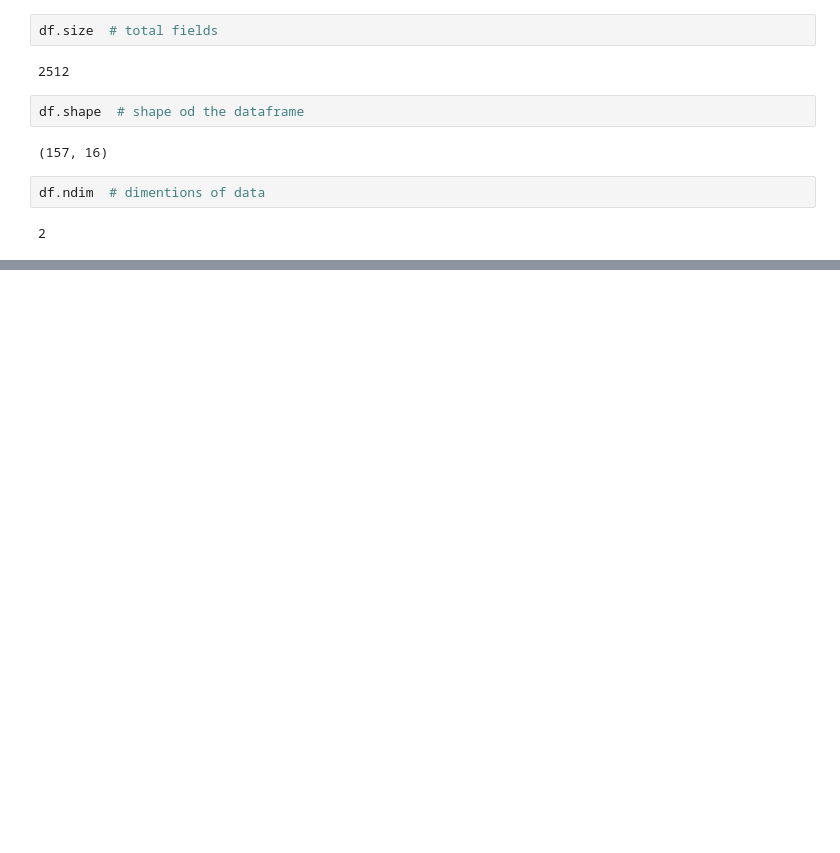
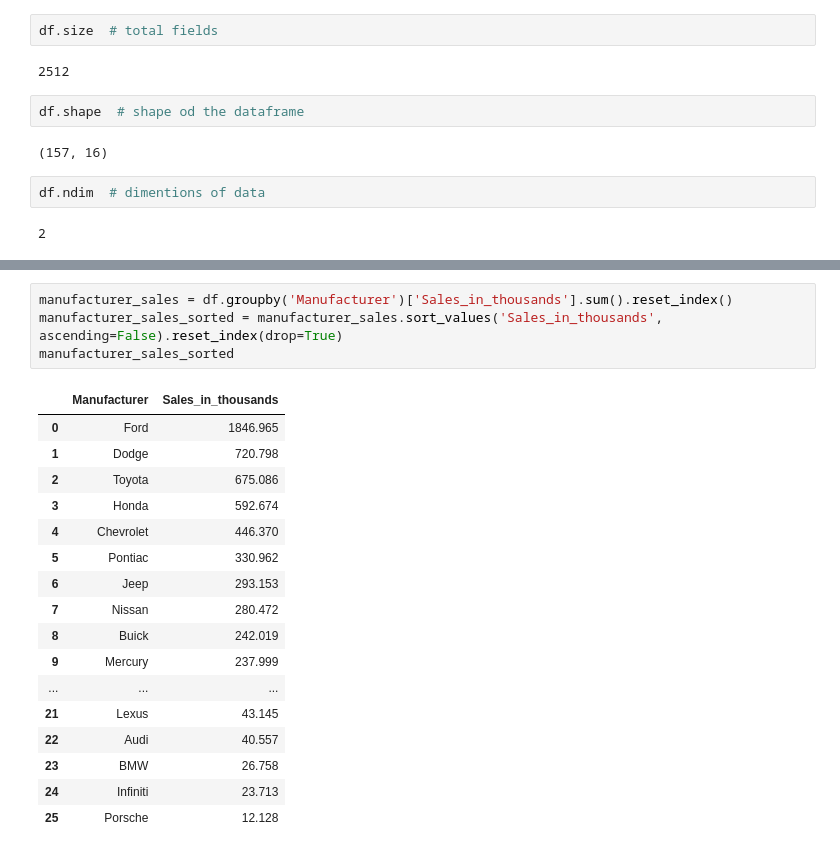
Before and after one commit to pain459/learn_ds, a Jupyter notebook: pandas_data_analysis/workbook-kaggle-car-sales.ipynb, the cells around one changed output, grey strips where cells are left out. Cells and saved outputs as stored; diff of their text form; blank space fills up the shorter version.

```diff
--- a/pandas_data_analysis/workbook-kaggle-car-sales.ipynb
+++ b/pandas_data_analysis/workbook-kaggle-car-sales.ipynb
@@ -77,0 +183,22 @@ df.ndim  # dimentions of data
+# %%
+manufacturer_sales = df.groupby('Manufacturer')['Sales_in_thousands'].sum().reset_index()
+manufacturer_sales_sorted = manufacturer_sales.sort_values('Sales_in_thousands', ascending=False).reset_index(drop=True)
+manufacturer_sales_sorted
+# %% [output]
+|  | Manufacturer | Sales_in_thousands |
+| 0 | Ford | 1846.965 |
+| 1 | Dodge | 720.798 |
+| 2 | Toyota | 675.086 |
+| 3 | Honda | 592.674 |
+| 4 | Chevrolet | 446.370 |
+| 5 | Pontiac | 330.962 |
+| 6 | Jeep | 293.153 |
+| 7 | Nissan | 280.472 |
+| 8 | Buick | 242.019 |
+| 9 | Mercury | 237.999 |
+| ... | ... | ... |
+| 21 | Lexus | 43.145 |
+| 22 | Audi | 40.557 |
+| 23 | BMW | 26.758 |
+| 24 | Infiniti | 23.713 |
+| 25 | Porsche | 12.128 |
```
Also changed, not shown: parts of 14 cells of this notebook.
